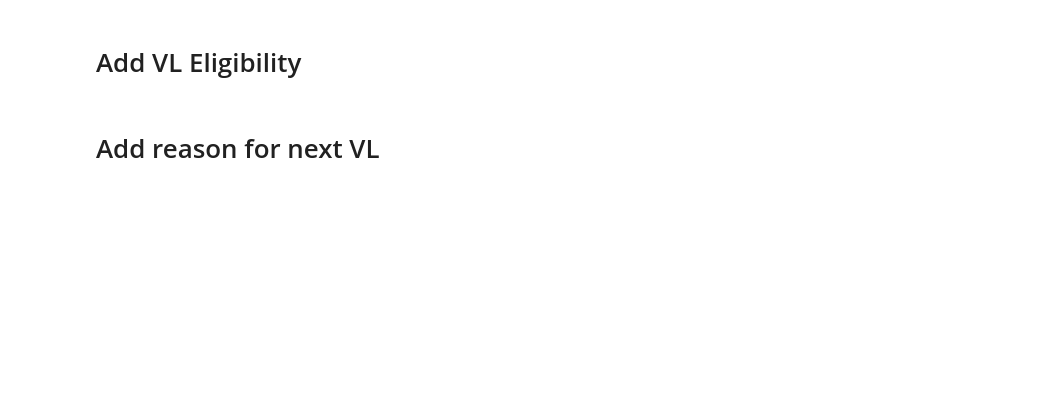
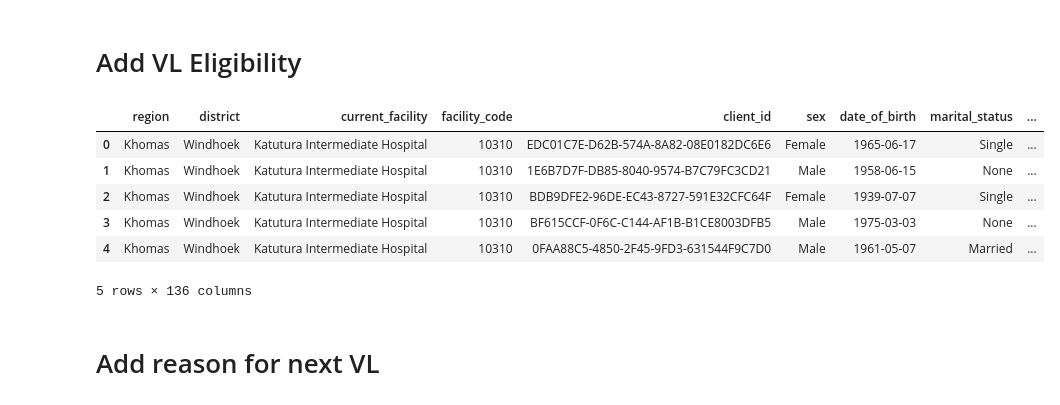
Before and after one commit to UCSF-IGHS/duft-config, a Jupyter notebook: system/data_tasks/fm_sentinel_events.ipynb, the cells around one changed output. Saved outputs shown, nothing was run; the diff lists cells and outputs as text; code cells hidden in the pictures; blank space fills up the shorter version.

```diff
--- a/system/data_tasks/fm_sentinel_events.ipynb
+++ b/system/data_tasks/fm_sentinel_events.ipynb
@@ -964,33 +1244,45 @@ def classify_vl_eligibility(row):
             return 'Slightly Delayed'
 
         if row['current_age'] <= 19 and row['last_breast_feeding'] != 'Yes' and row['last_pregnancy_status'] != 'Yes' and row['last_viral_load_result'] < 40 and 6 < row['months_since_last_viral_load'] <= 8:
             return 'Slightly Delayed'
 
+        # add patients with an order date and no result and the test was done in the last 14 days
+        if row['days_since_last_viral_load'] <= 14 and pd.isna(row['last_viral_load_result']) and not pd.isna(row['last_viral_load_order_date']):
+            return 'Slightly Delayed
+
     # Delayed
     if row['tx_curr'] == 'Yes':
         if row['last_viral_load_result'] >= 40 and row['months_since_last_viral_load'] > 4:
             return 'Delayed'
 
         if (row['last_breast_feeding'] == 'Yes' or row['last_pregnancy_status'] == 'Yes') and row['months_since_last_viral_load'] > 4:
             return 'Delayed'
 
         if row['current_age'] > 19 and row['last_breast_feeding'] != 'Yes' and row['last_pregnancy_status'] != 'Yes' and row['last_viral_load_result'] < 40 and row['months_since_last_viral_load'] > 14:
             return 'Delayed'
 
         if row['current_age'] <= 19 and row['last_breast_feeding'] != 'Yes' and row['last_pregnancy_status'] != 'Yes' and row['last_viral_load_result'] < 40 and row['months_since_last_viral_load'] > 8:
             return 'Delayed'
 
     # Default to Delayed if TxCurr is 'Yes' and no other conditions are met
     if row['tx_curr'] == 'Yes':
         return 'Delayed'
 
     # If none of the conditions are met, return 'Not Classified'
     return None
 
 
 fact_sentinel_event_df['vl_eligibility'] = fact_sentinel_event_df.apply(lambda row: classify_vl_eligibility(row), axis=1)
 
 fact_sentinel_event_df.head()
+# %% [output]
+|  | region | district | current_facility | facility_code | client_id | sex | date_of_birth | marital_status | ... |
+| 0 | Khomas | Windhoek | Katutura Intermediate Hospital | 10310 | EDC01C7E-D62B-574A-8A82-08E0182DC6E6 | Female | 1965-06-17 | Single | ... |
+| 1 | Khomas | Windhoek | Katutura Intermediate Hospital | 10310 | 1E6B7D7F-DB85-8040-9574-B7C79FC3CD21 | Male | 1958-06-15 | None | ... |
+| 2 | Khomas | Windhoek | Katutura Intermediate Hospital | 10310 | BDB9DFE2-96DE-EC43-8727-591E32CFC64F | Female | 1939-07-07 | Single | ... |
+| 3 | Khomas | Windhoek | Katutura Intermediate Hospital | 10310 | BF615CCF-0F6C-C144-AF1B-B1CE8003DFB5 | Male | 1975-03-03 | None | ... |
+| 4 | Khomas | Windhoek | Katutura Intermediate Hospital | 10310 | 0FAA88C5-4850-2F45-9FD3-631544F9C7D0 | Male | 1961-05-07 | Married | ... |
+5 rows × 136 columns
 # %% [markdown]
 # Add reason for next VL
 # %%
```
Also changed, not shown: parts of 64 cells of this notebook.
